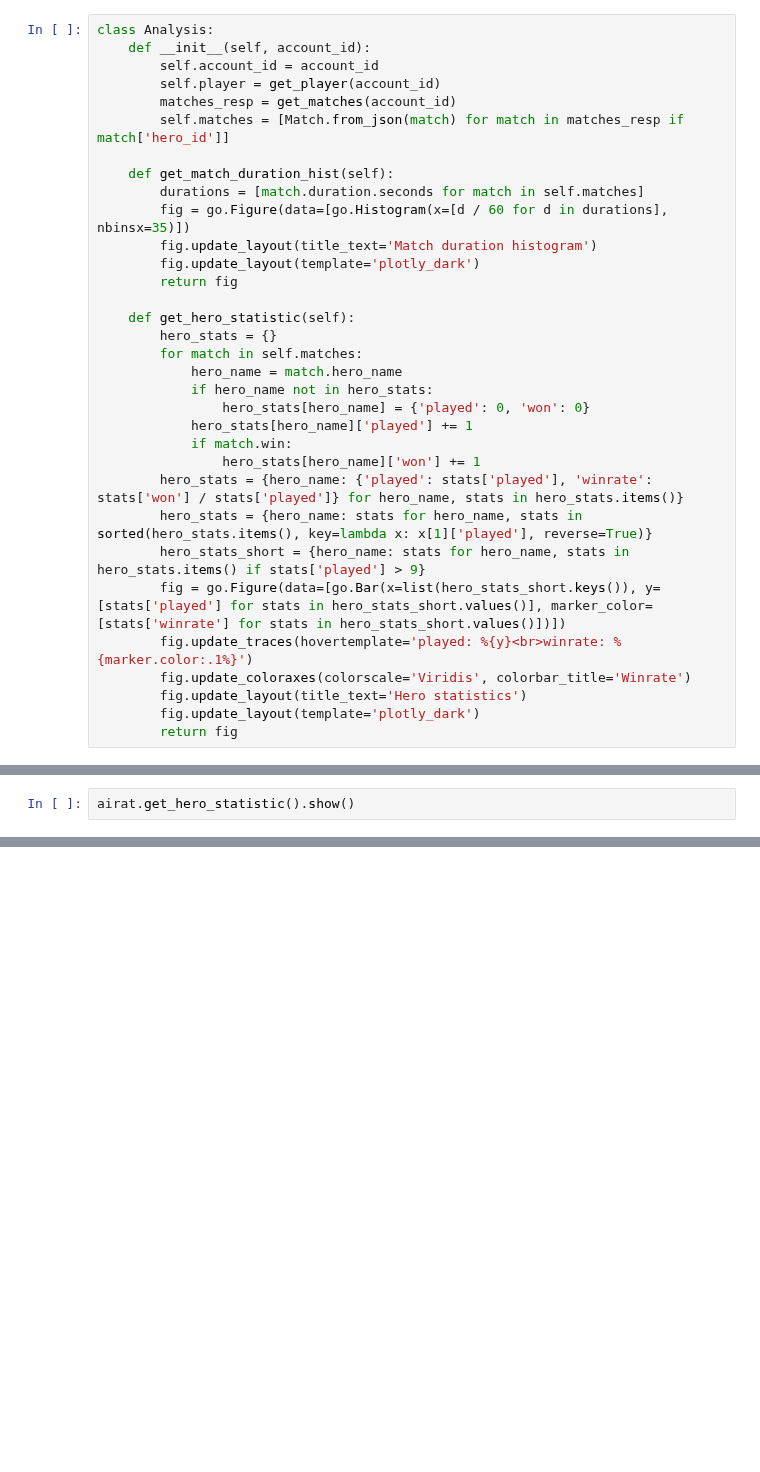
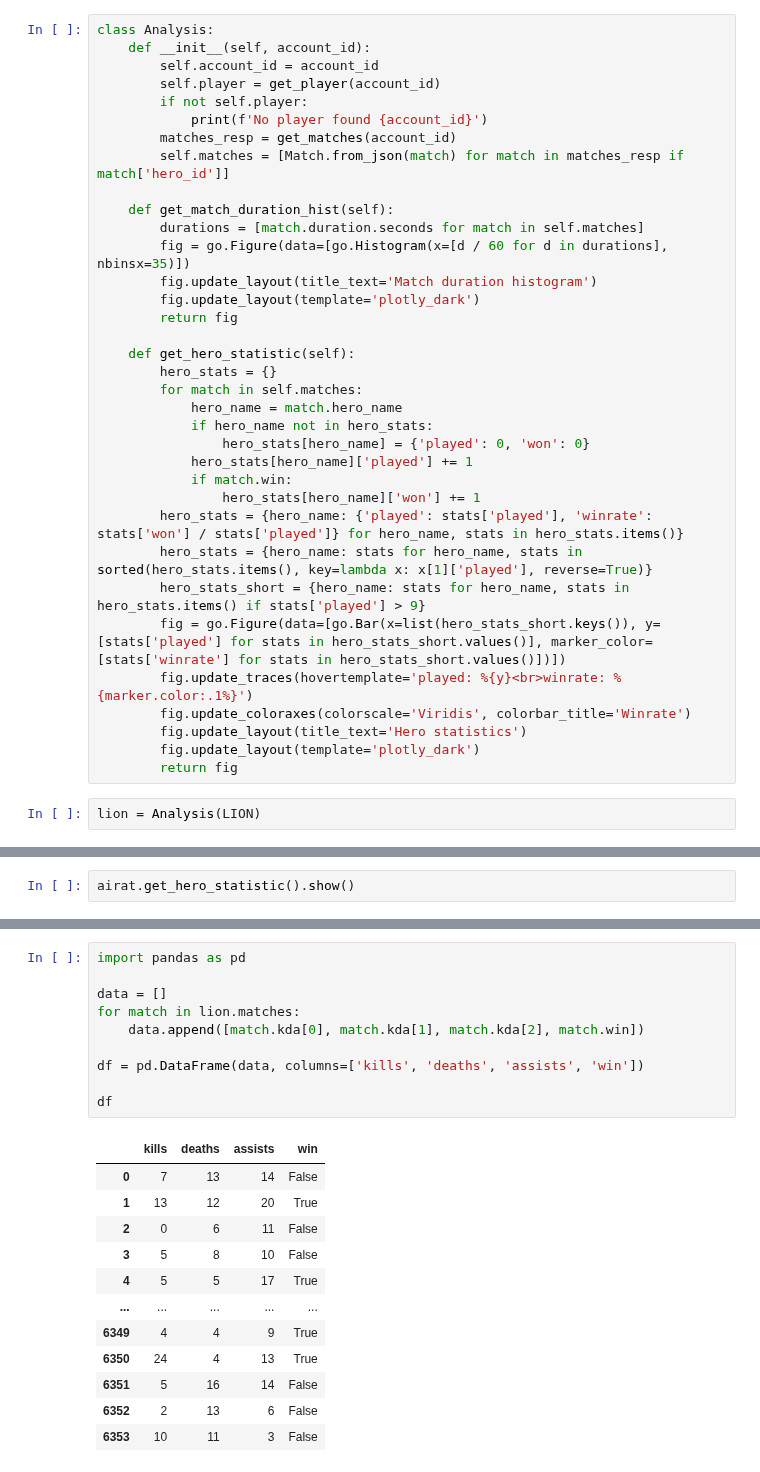
Before and after one commit to rayannott/teaching-coding, a Jupyter notebook: playground.ipynb, the cells around one changed output, grey strips where cells are left out. Saved outputs shown, nothing was run; the diff lists cells and outputs as text; blank space fills up the shorter version.

```diff
--- a/playground.ipynb
+++ b/playground.ipynb
@@ -77,6 +77,8 @@ class Analysis:
     def __init__(self, account_id):
         self.account_id = account_id
         self.player = get_player(account_id)
+        if not self.player:
+            print(f'No player found {account_id}')
         matches_resp = get_matches(account_id)
         self.matches = [Match.from_json(match) for match in matches_resp if match['hero_id']]
 
@@ -105,5 +107,7 @@ class Analysis:
         fig.update_layout(title_text='Hero statistics')
         fig.update_layout(template='plotly_dark')
         return fig
+# %%
+lion = Analysis(LION)
 # %%
 airat = Analysis(AIRAT)
@@ -113,0 +128,23 @@ airat.get_hero_statistic().show()
+# %%
+import pandas as pd
+
+data = []
+for match in lion.matches:
+    data.append([match.kda[0], match.kda[1], match.kda[2], match.win])
+
+df = pd.DataFrame(data, columns=['kills', 'deaths', 'assists', 'win'])
+
+df
+# %% [output]
+|  | kills | deaths | assists | win |
+| 0 | 7 | 13 | 14 | False |
+| 1 | 13 | 12 | 20 | True |
+| 2 | 0 | 6 | 11 | False |
+| 3 | 5 | 8 | 10 | False |
+| 4 | 5 | 5 | 17 | True |
+| ... | ... | ... | ... | ... |
+| 6349 | 4 | 4 | 9 | True |
+| 6350 | 24 | 4 | 13 | True |
+| 6351 | 5 | 16 | 14 | False |
+| 6352 | 2 | 13 | 6 | False |
+| 6353 | 10 | 11 | 3 | False |
```
Also changed, not shown: parts of 11 cells of this notebook.
